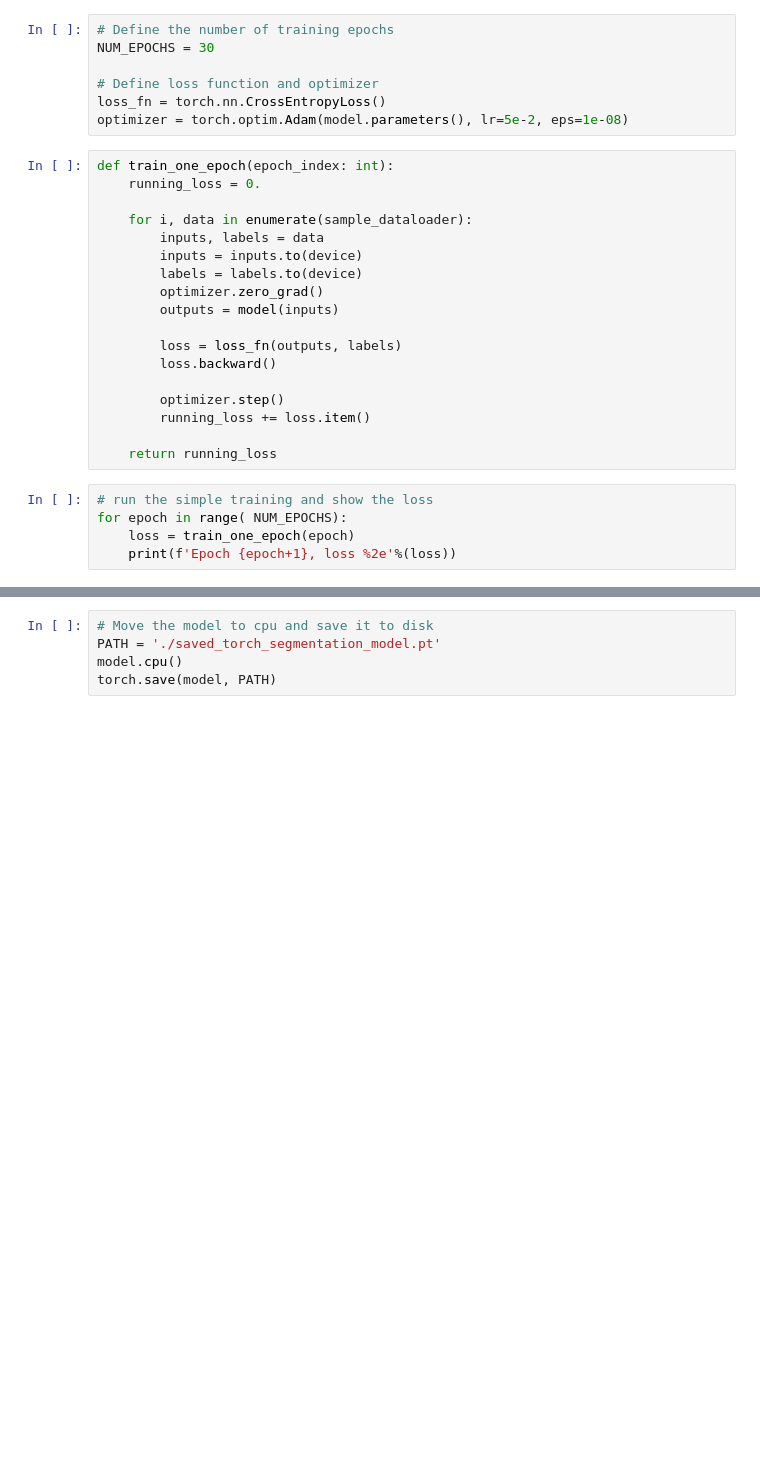
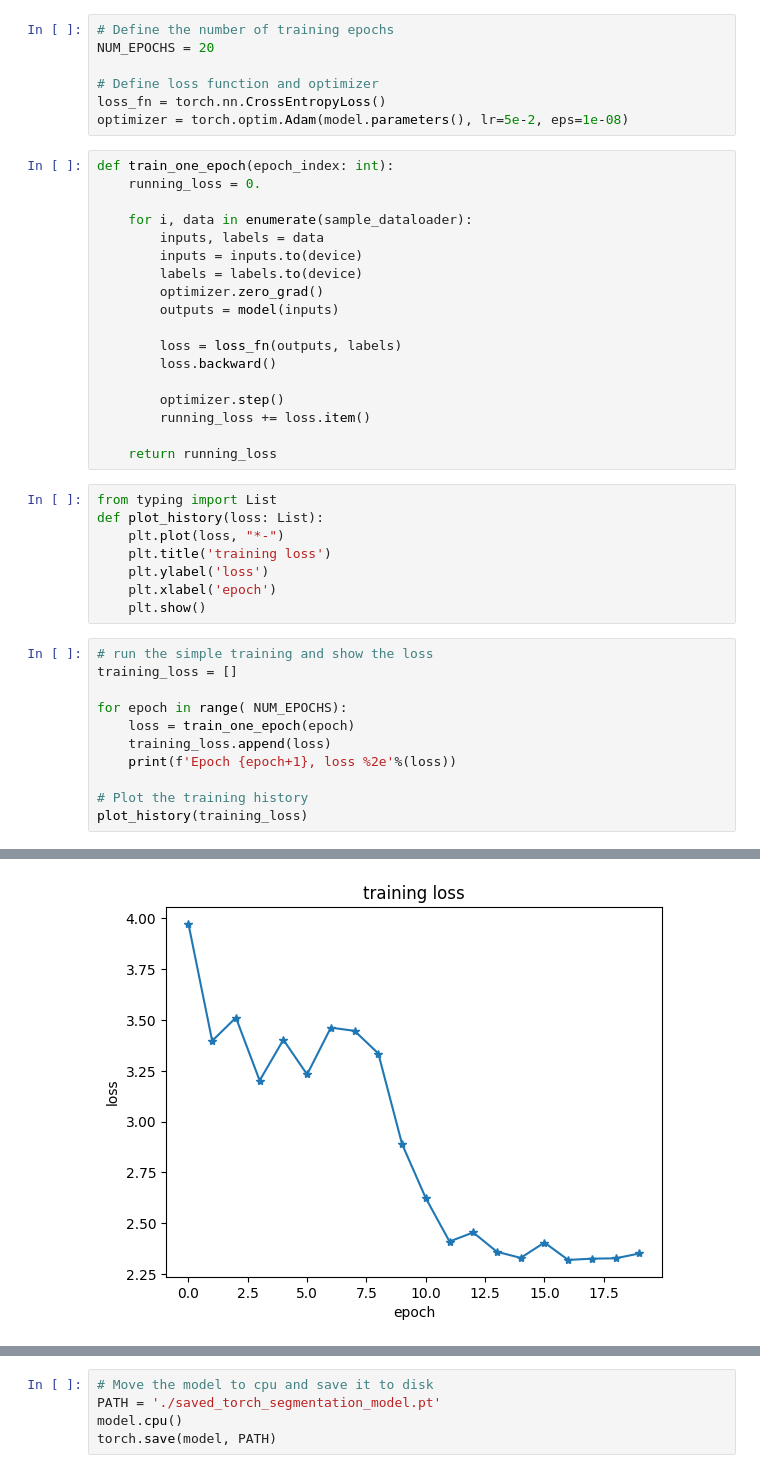
Before and after one commit to zeissmicroscopy/ZEN_Python_OAD_workshop, a Jupyter notebook: workshop/notebooks/SingleClassSemanticSegmentation_PyTorch.ipynb, the cells around one changed output, grey strips where cells are left out. Cells and saved outputs as stored; diff of their text form; blank space fills up the shorter version.

```diff
--- a/workshop/notebooks/SingleClassSemanticSegmentation_PyTorch.ipynb
+++ b/workshop/notebooks/SingleClassSemanticSegmentation_PyTorch.ipynb
@@ -192,7 +216,7 @@ model = SampleModel().to(device)
 This part fits the model to the loaded data. In this test example we do not care about an actual evaluation of the model using validation and test datasets.
 # %%
 # Define the number of training epochs
-NUM_EPOCHS = 30
+NUM_EPOCHS = 20
 
 # Define loss function and optimizer
 loss_fn = torch.nn.CrossEntropyLoss()
@@ -215,8 +239,23 @@ def train_one_epoch(epoch_index: int):
         running_loss += loss.item()
 
     return running_loss
+# %%
+from typing import List
+def plot_history(loss: List):
+    plt.plot(loss, "*-")
+    plt.title('training loss')
+    plt.ylabel('loss')
+    plt.xlabel('epoch')
+    plt.show()
 # %%
 # run the simple training and show the loss
+training_loss = []
+
 for epoch in range( NUM_EPOCHS):
     loss = train_one_epoch(epoch)
+    training_loss.append(loss)
     print(f'Epoch {epoch+1}, loss %2e'%(loss))
+
+# Plot the training history
+plot_history(training_loss)
+# %% [output]
@@ -222,0 +282 @@ for epoch in range( NUM_EPOCHS):
+[figure, added]
```
Also changed, not shown: parts of 11 cells of this notebook, 42 other files.
